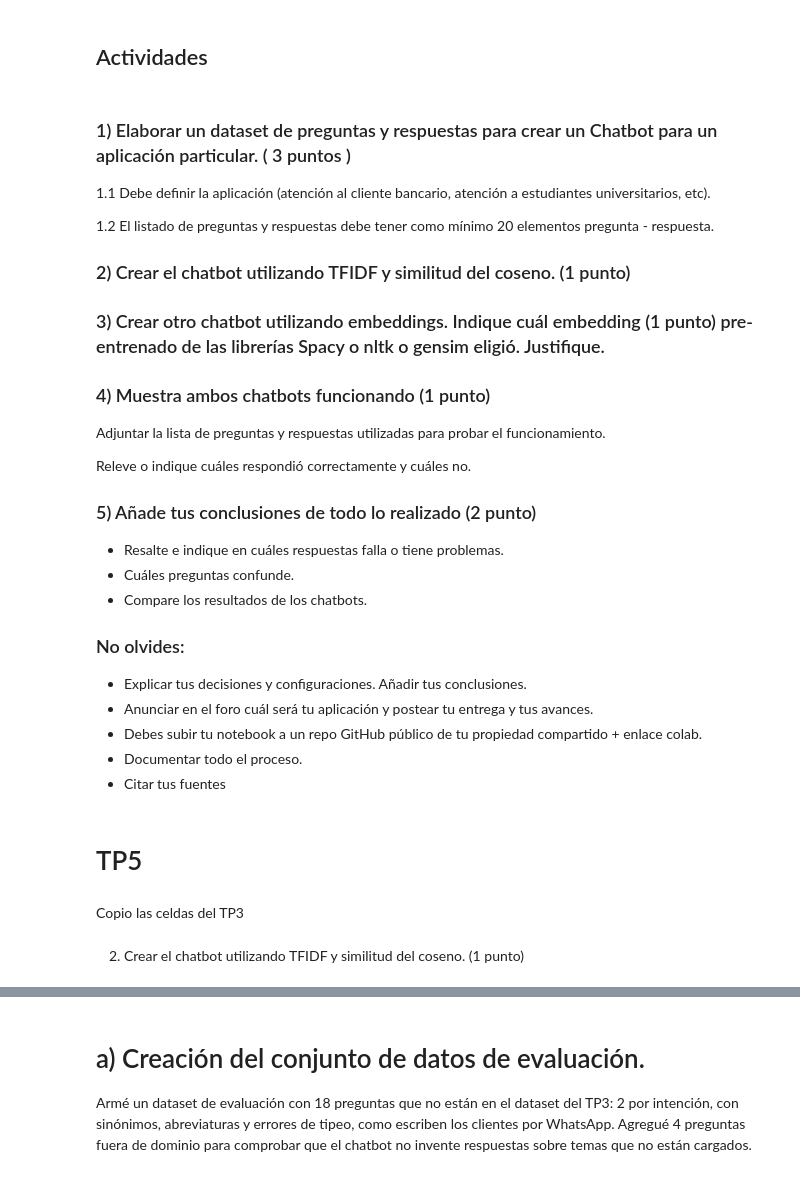
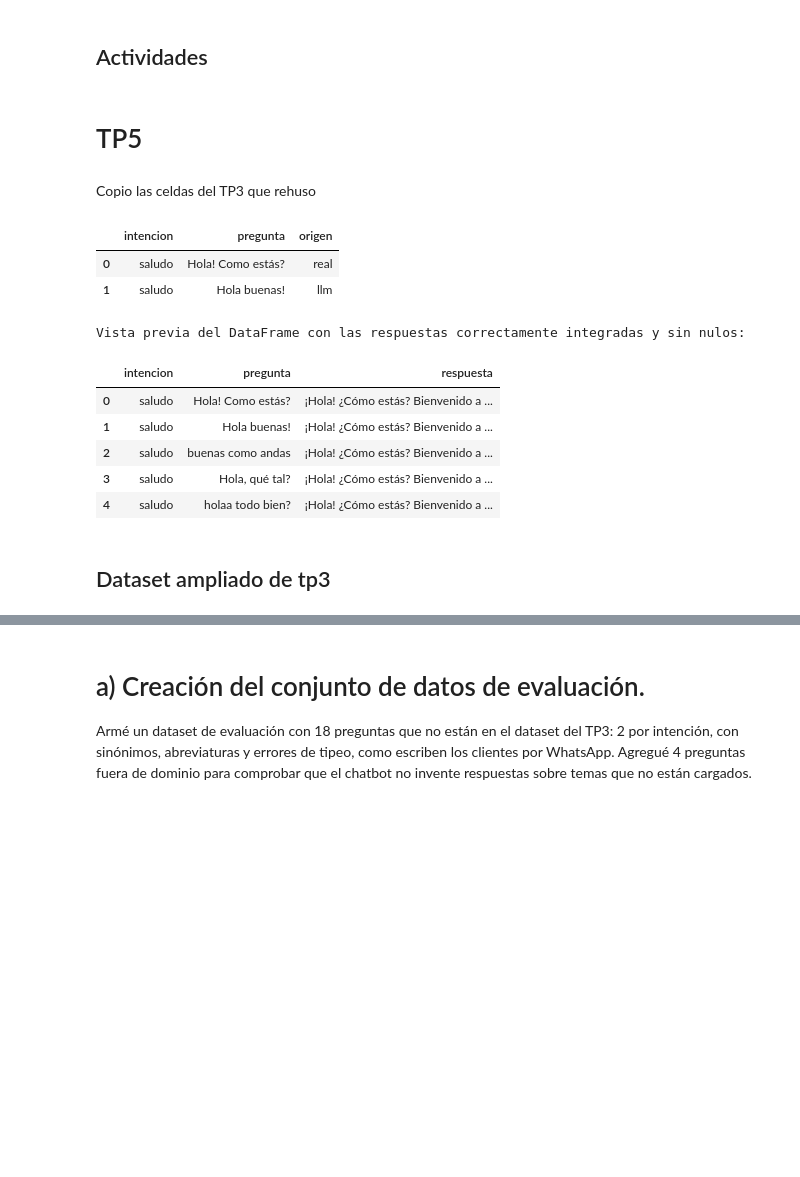
Before and after one commit to SolJosefinaMercado/ProcesamientoDelHabla, a Jupyter notebook: TP5_MercadoSol.ipynb, the cells around one changed output, grey strips where cells are left out. Saved outputs shown, nothing was run; the diff lists cells and outputs as text; code cells hidden in the pictures; blank space fills up the shorter version.

```diff
--- a/TP5_MercadoSol.ipynb
+++ b/TP5_MercadoSol.ipynb
@@ -24,43 +31,9 @@ from sklearn.metrics.pairwise import cosine_similarity
 # %% [markdown]
 ## Actividades
-# %% [markdown]
-
-
-### 1) Elaborar un dataset de preguntas y respuestas para crear un Chatbot para un aplicación particular. ( 3 puntos )
-
-1.1 Debe definir la aplicación (atención al cliente bancario, atención a estudiantes universitarios, etc).
-
-1.2 El listado de preguntas y respuestas debe tener como mínimo 20 elementos pregunta - respuesta.
-
-###  2) Crear el chatbot utilizando TFIDF y similitud del coseno. (1 punto)
-
-### 3) Crear otro chatbot utilizando embeddings. Indique cuál embedding (1 punto) pre-entrenado de las librerías Spacy o nltk o gensim eligió. Justifique.
-
-### 4) Muestra ambos chatbots funcionando (1 punto)
-
-Adjuntar la lista de preguntas y respuestas utilizadas para probar el funcionamiento.
-
-Releve o indique cuáles respondió correctamente y cuáles no.
-
-### 5) Añade tus conclusiones de todo lo realizado (2 punto)
-
-* Resalte e indique en cuáles respuestas falla o tiene problemas.
-* Cuáles preguntas confunde.
-* Compare los resultados de los chatbots.
-
-
-
-### No olvides:
-
-* Explicar tus decisiones y configuraciones. Añadir tus conclusiones.
-* Anunciar en el foro cuál será tu aplicación y postear tu entrega y tus avances.
-* Debes subir tu notebook a un repo GitHub público de tu propiedad compartido + enlace colab.
-* Documentar todo el proceso.
-* Citar tus fuentes
 # %% [markdown]
 # TP5
 # %% [markdown]
-Copio las celdas del TP3
+Copio las celdas del TP3 que rehuso
 # %%
 import pandas as pd
 
@@ -70,4 +43,8 @@ url_descarga = f'https://drive.google.com/uc?export=download&id={file_id}'
 
 
 df_importado = pd.read_csv(url_descarga)
-display(df_importado.head(20))
+display(df_importado.head(2))
+# %% [output]
+|  | intencion | pregunta | origen |
+| 0 | saludo | Hola! Como estás? | real |
+| 1 | saludo | Hola buenas! | llm |
@@ -78,20 +51,26 @@ print(intenciones_unicas)
 # %%
-# Creamos el diccionario de respuestas asociando cada intención REAL del dataset con su respuesta
+# Creo el diccionario de respuestas asociando cada intención REAL del dataset con su respuesta
 respuestas = {
     'saludo': '¡Hola! ¿Cómo estás? Bienvenido a nuestro sistema de atención. ¿En qué te puedo ayudar hoy?',
     'info_entrenamiento': 'Ofrecemos entrenamientos adaptados a tus objetivos: musculación, funcional, y entrenamiento de fuerza. Apto para todos los niveles',
     'cupo_horario': 'Los cupos para las clases presenciales y los horarios disponibles se gestionan y reservan mediante nuestra aplicación móvil, el link es (...)',
     'precio_abono': 'Tenemos diferentes planes: el pase libre mensual cuesta $$$ y el pase de 3 veces por semana cuesta $$$.',
     'info_levantamiento_olimpico': 'Las clases de levantamiento olímpico de pesas se enfocan en la técnica del arranque y envión para todos los niveles.',
     'inicio_powerlifting': '¡Por supuesto! Puedes empezar Powerlifting sin experiencia previa. Nos adaptamos a tu nivel inicial y te enseñamos la técnica de sentadilla, banco y peso muerto desde cero.',
     'incripcion' : 'Podes acceder a la app de turnos desde el sigueinte link (...) Accedes con tu numero de DNI una vez inscrito/a'
 }
 
 # Guardamos las respuestas en el DataFrame para facilitar el entrenamiento posterior
 df_importado['respuesta'] = df_importado['intencion'].map(respuestas)
 
 print("\nVista previa del DataFrame con las respuestas correctamente integradas y sin nulos:")
-display(df_importado[['intencion', 'pregunta', 'respuesta']].dropna().head(15))
+display(df_importado[['intencion', 'pregunta', 'respuesta']].dropna().head(5))
+# %% [output]
+Vista previa del DataFrame con las respuestas correctamente integradas y sin nulos:
+|  | intencion | pregunta | respuesta |
+| 0 | saludo | Hola! Como estás? | ¡Hola! ¿Cómo estás? Bienvenido a ... |
+| 1 | saludo | Hola buenas! | ¡Hola! ¿Cómo estás? Bienvenido a ... |
+| 2 | saludo | buenas como andas | ¡Hola! ¿Cómo estás? Bienvenido a ... |
+| 3 | saludo | Hola, qué tal? | ¡Hola! ¿Cómo estás? Bienvenido a ... |
+| 4 | saludo | holaa todo bien? | ¡Hola! ¿Cómo estás? Bienvenido a ... |
-# %% [markdown]
-2) Crear el chatbot utilizando TFIDF y similitud del coseno. (1 punto)
 # %%
@@ -99,2 +77,4 @@ from sklearn.feature_extraction.text import TfidfVectorizer
 from sklearn.metrics.pairwise import cosine_similarity
+# %% [markdown]
+## Dataset ampliado de tp3
 # %%
```
Also changed, not shown: parts of 32 cells of this notebook.
